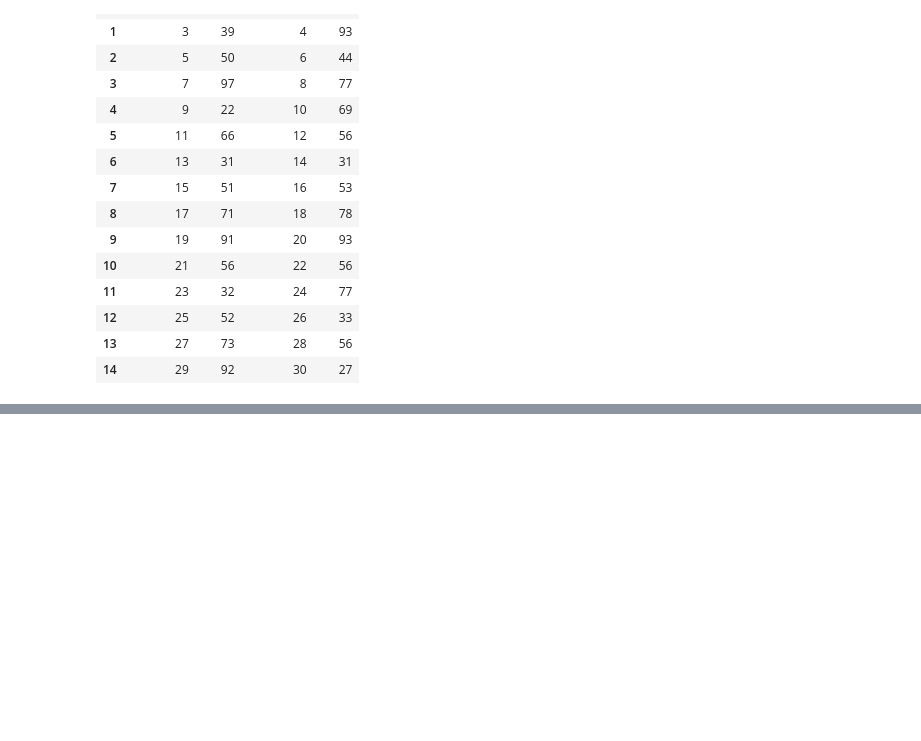
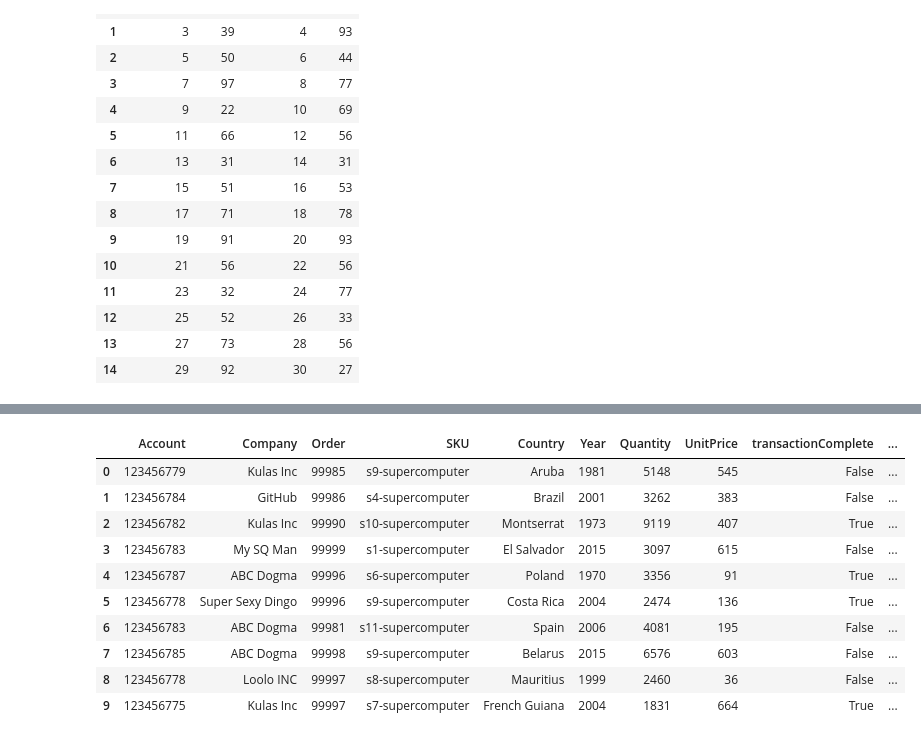
Before and after one commit to salemprakash/EDA, a Jupyter notebook: Chapter2.ipynb, the cells around one changed output, grey strips where cells are left out. Drawn from its saved outputs; the diff is of its cells as text; code cells hidden in the pictures; blank space fills up the shorter version.

```diff
--- a/Chapter2.ipynb
+++ b/Chapter2.ipynb
@@ -52,0 +163,4 @@ pd.concat([dataFrame1, dataFrame2], axis=1)
+# %%
+
+df = pd.read_csv('https://raw.githubusercontent.com/PacktPublishing/hands-on-exploratory-data-analysis-with-python/master/Chapter%204/sales.csv')
+df.head(10)
@@ -52,0 +179,18 @@ pd.concat([dataFrame1, dataFrame2], axis=1)
+# %%
+#@title Default title text
+#Add new colum that is the total price based on the quantity and the unit price
+
+df['TotalPrice'] = df['UnitPrice'] * df['Quantity']
+df.head(10)
+# %% [output]
+|  | Account | Company | Order | SKU | Country | Year | Quantity | UnitPrice | transactionComplete | ... |
+| 0 | 123456779 | Kulas Inc | 99985 | s9-supercomputer | Aruba | 1981 | 5148 | 545 | False | ... |
+| 1 | 123456784 | GitHub | 99986 | s4-supercomputer | Brazil | 2001 | 3262 | 383 | False | ... |
+| 2 | 123456782 | Kulas Inc | 99990 | s10-supercomputer | Montserrat | 1973 | 9119 | 407 | True | ... |
+| 3 | 123456783 | My SQ Man | 99999 | s1-supercomputer | El Salvador | 2015 | 3097 | 615 | False | ... |
+| 4 | 123456787 | ABC Dogma | 99996 | s6-supercomputer | Poland | 1970 | 3356 | 91 | True | ... |
+| 5 | 123456778 | Super Sexy Dingo | 99996 | s9-supercomputer | Costa Rica | 2004 | 2474 | 136 | True | ... |
+| 6 | 123456783 | ABC Dogma | 99981 | s11-supercomputer | Spain | 2006 | 4081 | 195 | False | ... |
+| 7 | 123456785 | ABC Dogma | 99998 | s9-supercomputer | Belarus | 2015 | 6576 | 603 | False | ... |
+| 8 | 123456778 | Loolo INC | 99997 | s8-supercomputer | Mauritius | 1999 | 2460 | 36 | False | ... |
+| 9 | 123456775 | Kulas Inc | 99997 | s7-supercomputer | French Guiana | 2004 | 1831 | 664 | True | ... |
```
Also changed, not shown: parts of 20 cells of this notebook.
